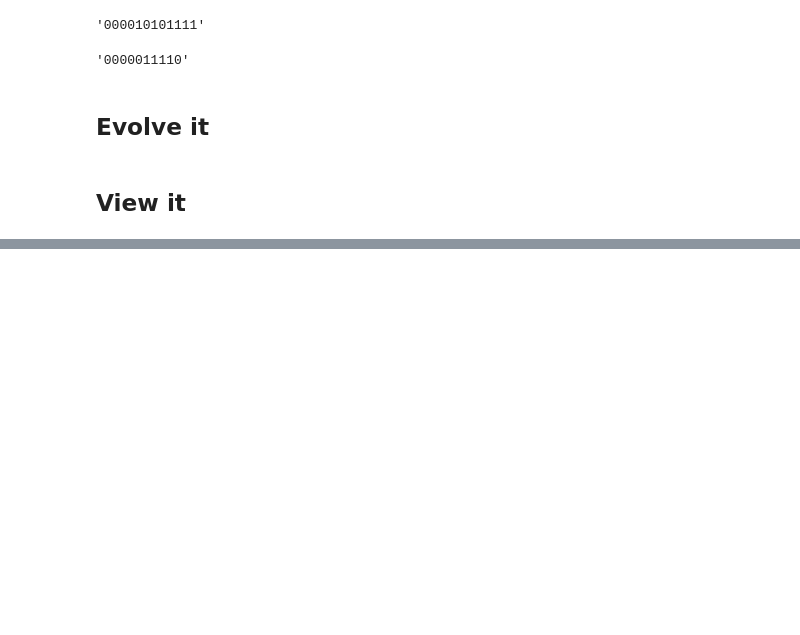
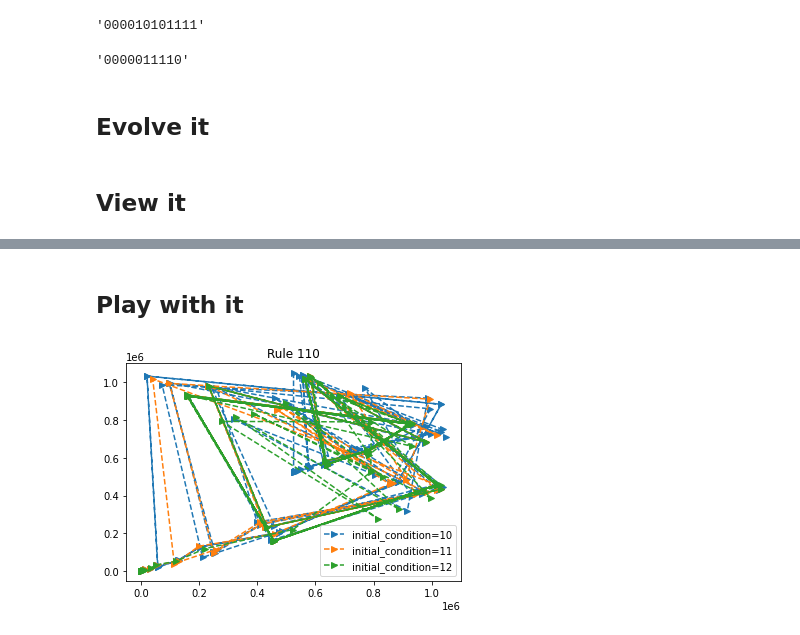
Before and after one commit to mohammedterryjack/1DECA, a Jupyter notebook: example.ipynb, the cells around one changed output, grey strips where cells are left out. Saved outputs shown, nothing was run; the diff lists cells and outputs as text; code cells hidden in the pictures; blank space fills up the shorter version.

```diff
--- a/example.ipynb
+++ b/example.ipynb
@@ -86,0 +87,23 @@ draw(g)
+# %% [markdown]
+## Play with it
+# %%
+from matplotlib.pyplot import plot, legend, title, show
+
+RULE = 110
+WIDTH = 20
+DEPTH = 100
+for IC in range(10,13):
+    configuration = OneDimensionalElementaryCellularAutomata(
+        lattice_width=WIDTH,
+        initial_configuration=IC
+    )
+    for _ in range(DEPTH):
+        configuration.transition(rule_number=RULE)
+
+    x,y = zip(*configuration.trajectory())
+    plot(x,y,'-->',label=f'initial_condition={IC}')
+title(f"Rule {RULE}")
+legend()
+show()
+# %% [output]
+[figure, added]
```
Also changed, not shown: parts of 9 cells of this notebook, 1 other file.
